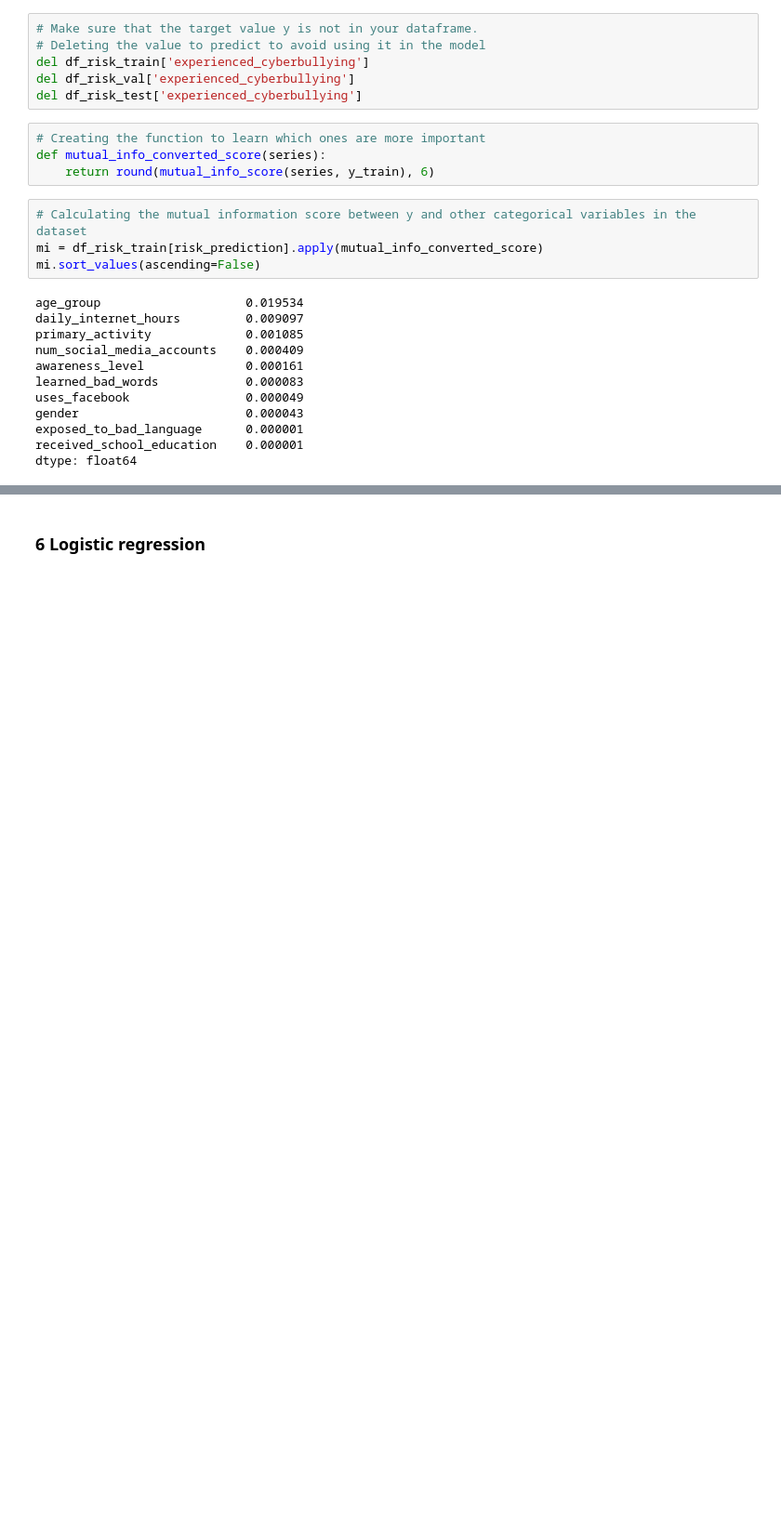
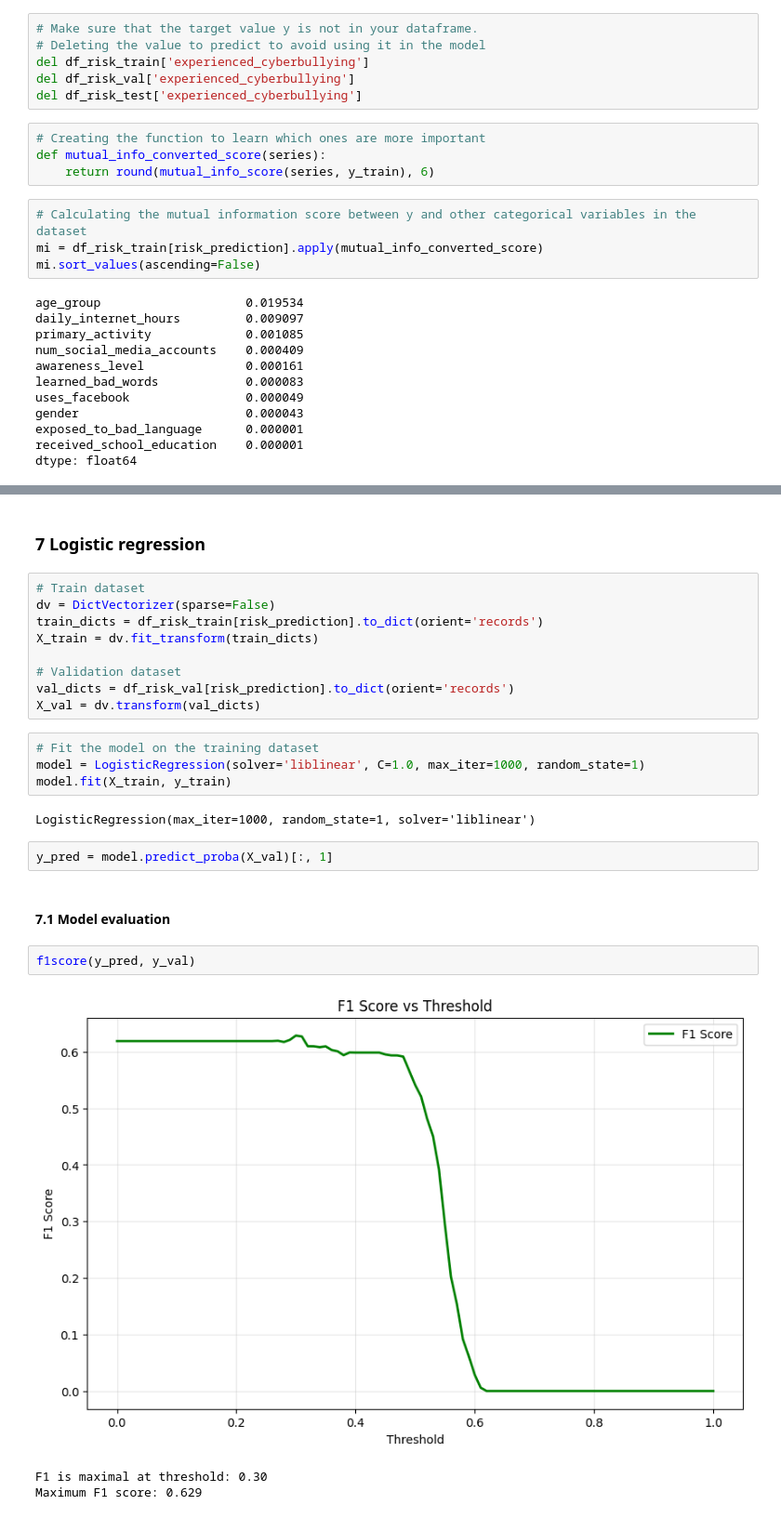
Before and after one commit to dmitrykosintsev/lm-zoomcamp, a Jupyter notebook: Midterm-cyberbullying/notebook.ipynb, the cells around one changed output, grey strips where cells are left out. Shown at 93% size. Cells and saved outputs as stored; diff of their text form; blank space fills up the shorter version.

Commit message:
Training logistic regression model

```diff
--- a/Midterm-cyberbullying/notebook.ipynb
+++ b/Midterm-cyberbullying/notebook.ipynb
@@ -411,2 +466,27 @@ dtype: float64
 # %% [markdown]
-### 6 Logistic regression
+### 7 Logistic regression
+# %%
+# Train dataset
+dv = DictVectorizer(sparse=False)
+train_dicts = df_risk_train[risk_prediction].to_dict(orient='records')
+X_train = dv.fit_transform(train_dicts)
+
+# Validation dataset
+val_dicts = df_risk_val[risk_prediction].to_dict(orient='records')
+X_val = dv.transform(val_dicts)
+# %%
+# Fit the model on the training dataset
+model = LogisticRegression(solver='liblinear', C=1.0, max_iter=1000, random_state=1)
+model.fit(X_train, y_train)
+# %% [output]
+LogisticRegression(max_iter=1000, random_state=1, solver='liblinear')
+# %%
+y_pred = model.predict_proba(X_val)[:, 1]
+# %% [markdown]
+#### 7.1 Model evaluation
+# %%
+f1score(y_pred, y_val)
+# %% [output]
+[figure, added]
+F1 is maximal at threshold: 0.30
+Maximum F1 score: 0.629
```
Also changed, not shown: parts of 20 cells of this notebook, 1 other file.
